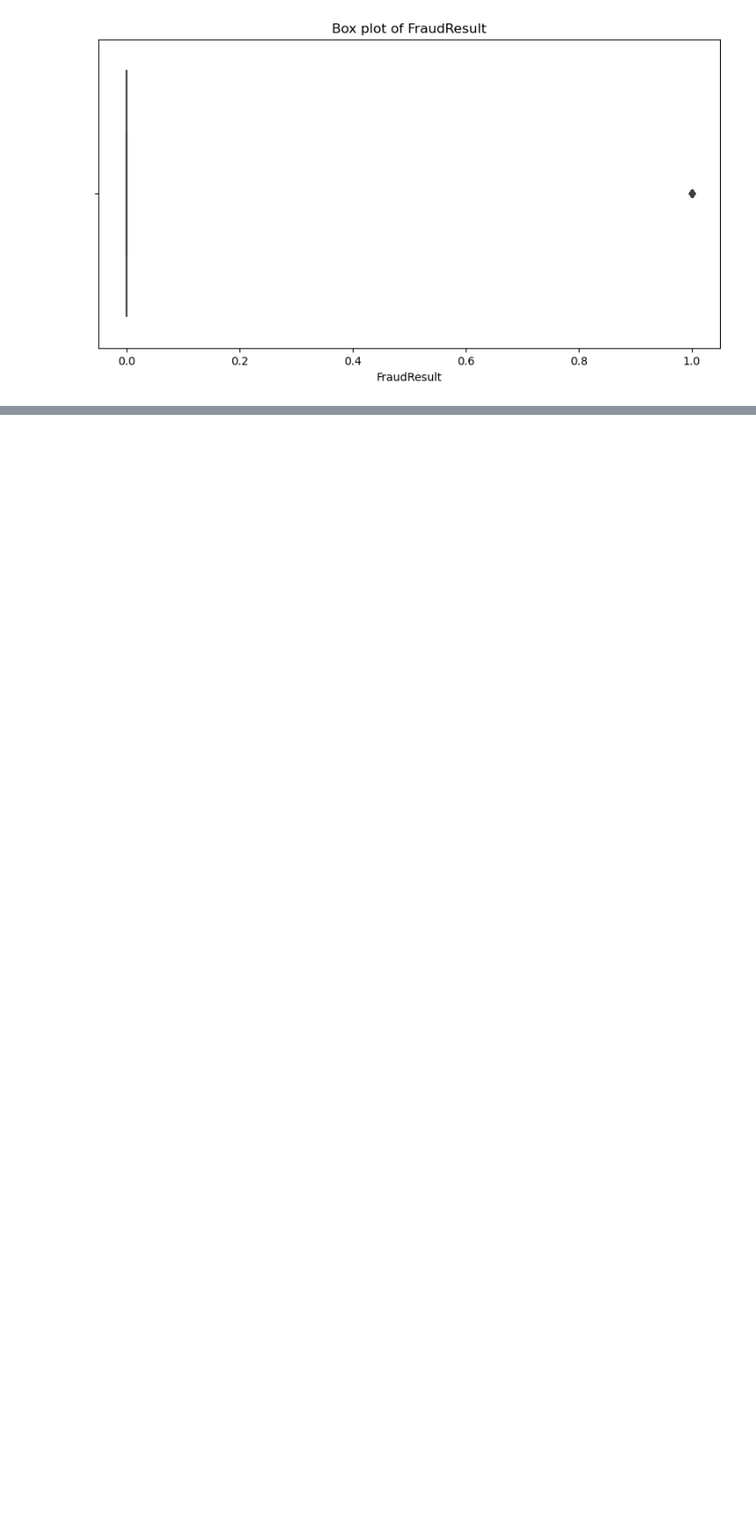
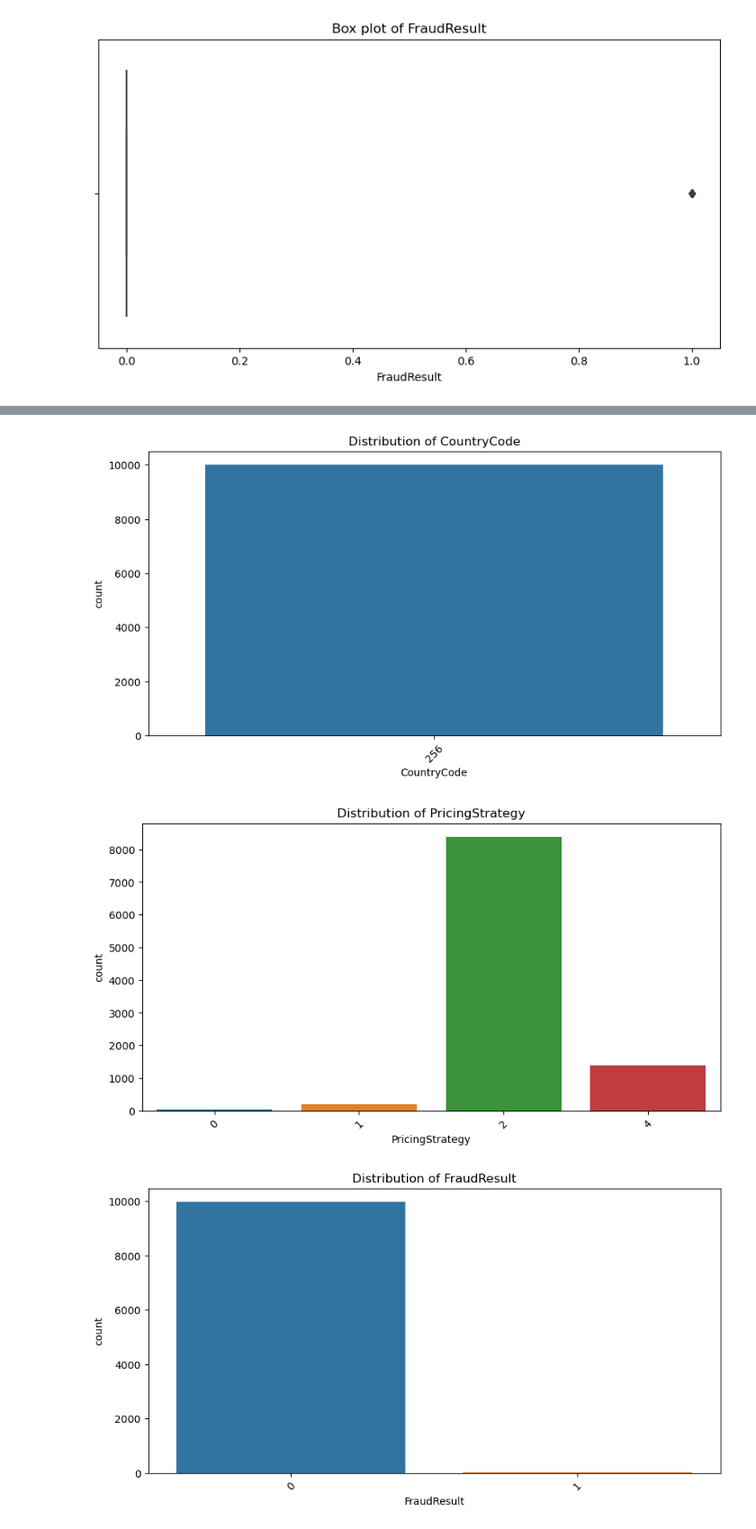
Before and after one commit to haftomlegese/bati_bank_analystics, a Jupyter notebook: notebooks/bati_bank_eda.ipynb, the cells around one changed output, grey strips where cells are left out. Shown at 90% size. Drawn from its saved outputs; the diff is of its cells as text; code cells hidden in the pictures; blank space fills up the shorter version.

```diff
--- a/notebooks/bati_bank_eda.ipynb
+++ b/notebooks/bati_bank_eda.ipynb
@@ -177,0 +323,17 @@ for column in numeric_columns:
+# %%
+# Sample the data for quick visualization (if needed)
+sampled_data = data.sample(n=10000, random_state=42)
+
+# Bar plots for categorical features
+categorical_columns = ['CountryCode', 'PricingStrategy', 'FraudResult']  # Add other categorical columns as needed
+
+for column in categorical_columns:
+    plt.figure(figsize=(10, 5))
+    sns.countplot(x=column, data=sampled_data)
+    plt.title(f'Distribution of {column}')
+    plt.xticks(rotation=45)  # Rotate x labels for better readability
+    plt.show()
+# %% [output]
+[figure, added]
+[figure, added]
+[figure, added]
```
Also changed, not shown: parts of 15 cells of this notebook, 9 other files.
